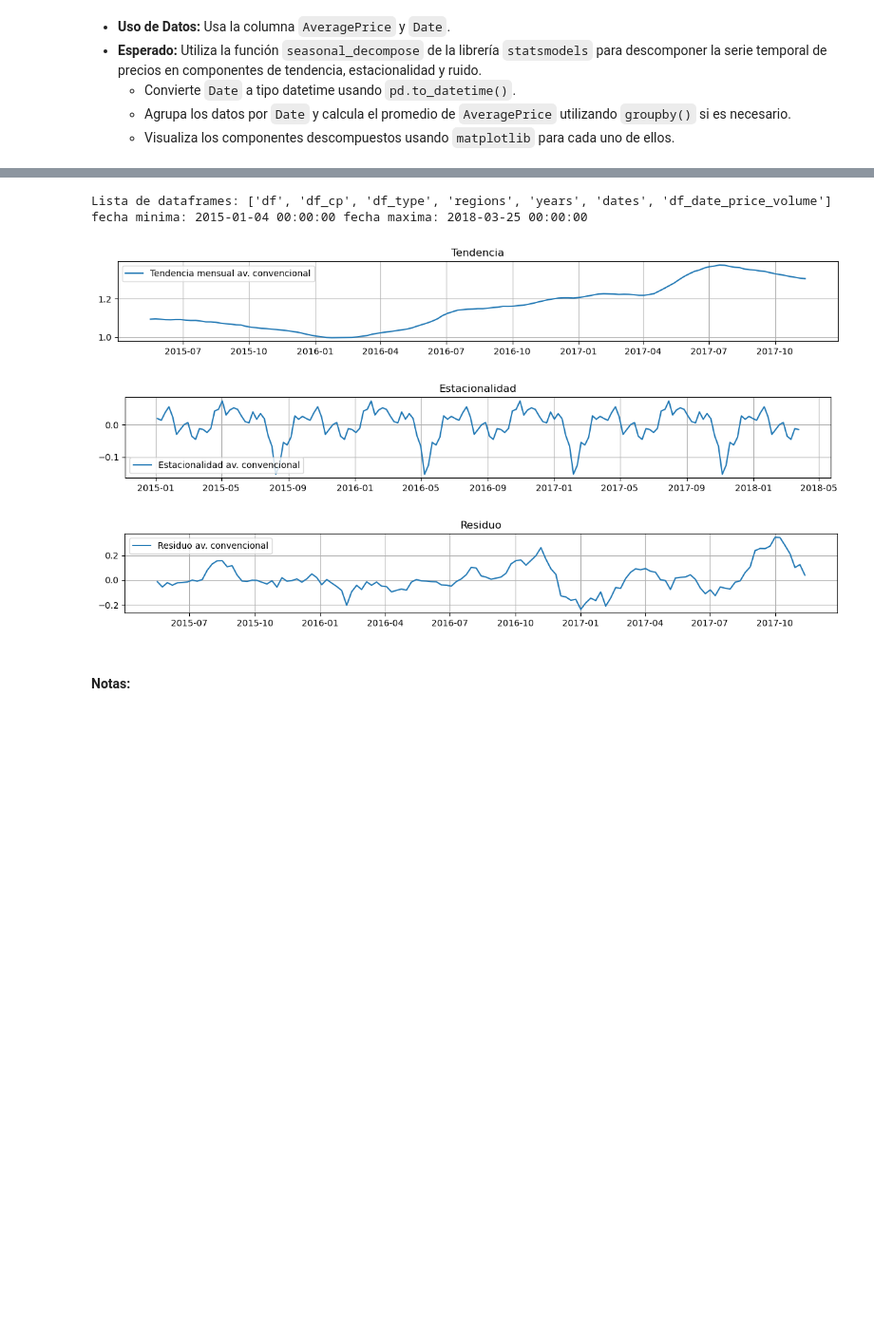
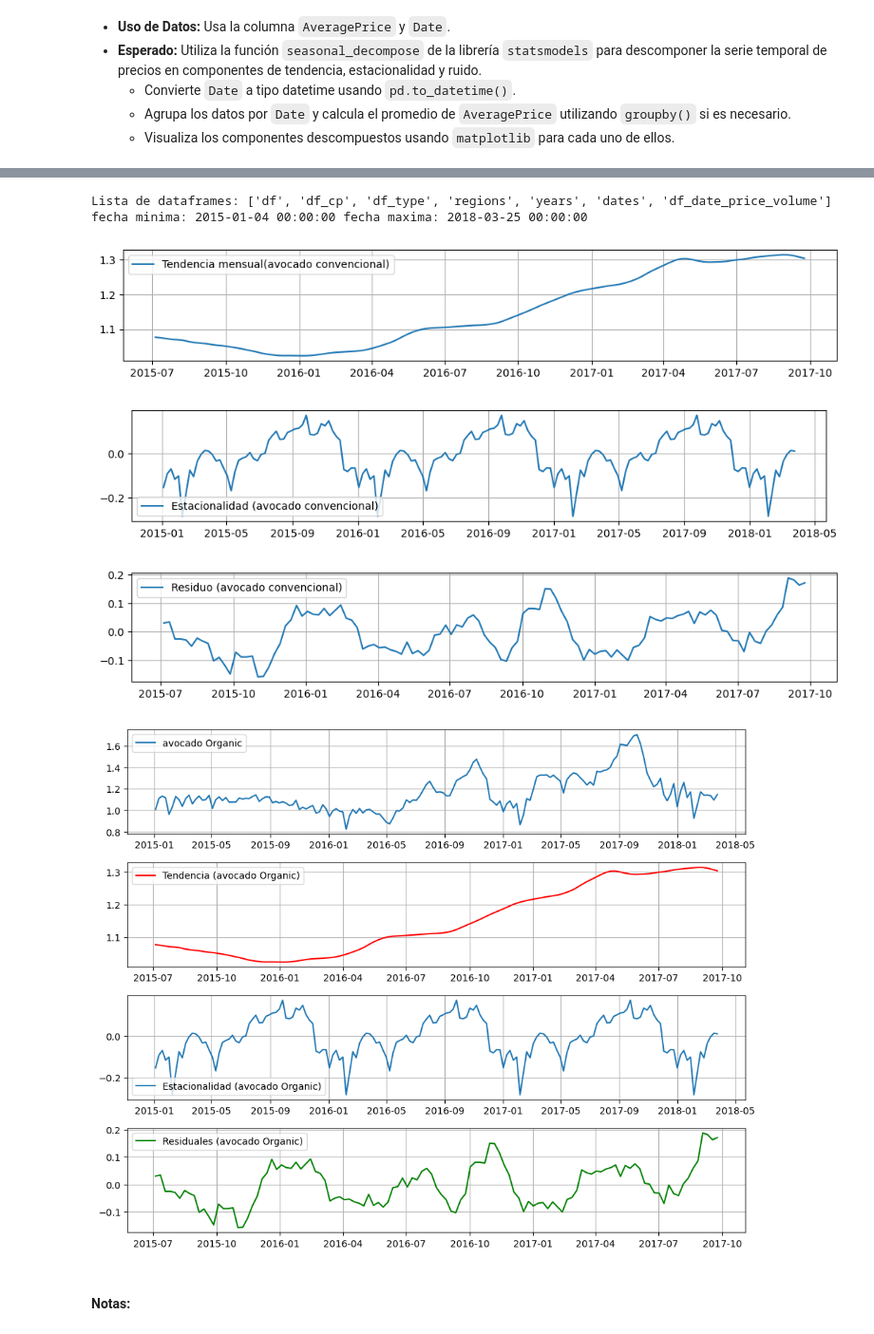
Before and after one commit to cpujol-dev/MiniProjectAavocado, a Jupyter notebook: 1.Analisis_de_Series_Temporales.ipynb, the cells around one changed output, grey strips where cells are left out. Shown at 95% size. Saved outputs shown, nothing was run; the diff lists cells and outputs as text; code cells hidden in the pictures; blank space fills up the shorter version.

Commit message:
Usar liberia, separar organico y convencional. Repasar graficos.

```diff
--- a/1.Analisis_de_Series_Temporales.ipynb
+++ b/1.Analisis_de_Series_Temporales.ipynb
@@ -88,51 +53,71 @@ Lista de dataframes: ['df', 'df_cp', 'df_type', 'regions', 'years', 'dates', 'df
 # %%
 import pandas as pd
 import seaborn as sns
 import matplotlib.pyplot as plt
 from statsmodels.tsa.seasonal import seasonal_decompose
 import avocado_manager as av
-av.init(); av.info() #; av.help() #display(av.df("df_type"))
+av.init(); av.info()
 df_cp = av.df("df_cp")
 
 print(f"fecha minima: {df_cp.Date.min()} fecha maxima: {df_cp.Date.max()}")
 
 df_grouped = df_cp.groupby('Date')['AveragePrice'].mean()
 df_cp_conventional = df_cp[df_cp['type'] =='conventional']#[['Date', 'AveragePrice']]
 df_grouped = df_cp_conventional.groupby('Date')['AveragePrice'].mean()
 
 # Descomposicio de la serie de tiemps: 39 mesos si considerem que tenim del 1-1-2015 fins al 25-3-2018
-df_decomp = seasonal_decompose(df_grouped, model='additive', period=(int)(39)) #maxim: 84
+df_decomp = seasonal_decompose(df_grouped, model='additive', period=(int)(52*1)) #maxim: 84
 
-# Graficar
-plt.figure(figsize=(12, 2))
-plt.plot(df_decomp.trend, label='Tendencia mensual av. convencional')
-plt.legend(loc='best')
-plt.title('Tendencia')
-plt.grid(True)
+# Graficas
+plt.figure(figsize=(10, 2))
+plt.plot(df_decomp.trend, label='Tendencia mensual(avocado convencional)')
+plt.legend(loc='best');plt.grid(True)
+#plt.title('Tendencia')
 plt.tight_layout()
 plt.show()
 
-plt.figure(figsize=(12, 2))
-plt.plot(df_decomp.seasonal, label='Estacionalidad av. convencional')
-plt.legend(loc='best')
-plt.title('Estacionalidad')
-plt.grid(True)
+plt.figure(figsize=(10, 2))
+plt.plot(df_decomp.seasonal, label='Estacionalidad (avocado convencional)')
+plt.legend(loc='best');plt.grid(True)
+#plt.title('Estacionalidad')
 plt.tight_layout()
 plt.show()
 
-plt.figure(figsize=(12, 2))
-plt.plot(df_decomp.resid, label='Residuo av. convencional')
-plt.legend(loc='best')
-plt.title('Residuo')
-plt.grid(True)
+plt.figure(figsize=(10, 2))
+plt.plot(df_decomp.resid, label='Residuo (avocado convencional)')
+plt.legend(loc='best');plt.grid(True)
+#plt.title('Residuo')
 plt.tight_layout()
 plt.show()
+
+df_grouped = df_cp.groupby('Date')['AveragePrice'].mean()
+df_cp_organic = df_cp[df_cp['type'] =='organic']
+df_grouped = df_cp_conventional.groupby('Date')['AveragePrice'].mean()
+# Descomposicio de la serie de tiemps: 39 mesos si considerem que tenim del 1-1-2015 fins al 25-3-2018
+df_decomp = seasonal_decompose(df_grouped, model='additive', period=(int)(52*1)) #maxim: 84
+plt.figure(figsize=(10, 8))
+
+plt.subplot(411)
+plt.plot(df_grouped, label='avocado Organic')
+plt.legend(loc='best');plt.grid(True)
+plt.subplot(412)
+plt.plot(df_decomp.trend, color='red', label='Tendencia (avocado Organic)')
+plt.legend(loc='best');plt.grid(True)
+plt.subplot(413)
+plt.plot(df_decomp.seasonal,label='Estacionalidad (avocado Organic)')
+plt.legend(loc='best');plt.grid(True)
+plt.subplot(414)
+plt.plot(df_decomp.resid, color='green',label='Residuales (avocado Organic)')
+plt.legend(loc='best');plt.grid(True)
+plt.tight_layout()
+plt.show()
 # %% [output]
 Lista de dataframes: ['df', 'df_cp', 'df_type', 'regions', 'years', 'dates', 'df_date_price_volume']
 fecha minima: 2015-01-04 00:00:00 fecha maxima: 2018-03-25 00:00:00
-[figure, old version]
+[figure, new version]
-[figure, old version]
+[figure, new version]
-[figure, old version]
+[figure, new version]
+[figure, added]
 # %% [markdown]
 #### Notas:
 # %% [markdown]
```
Also changed, not shown: parts of 15 cells of this notebook, 1 other file.
